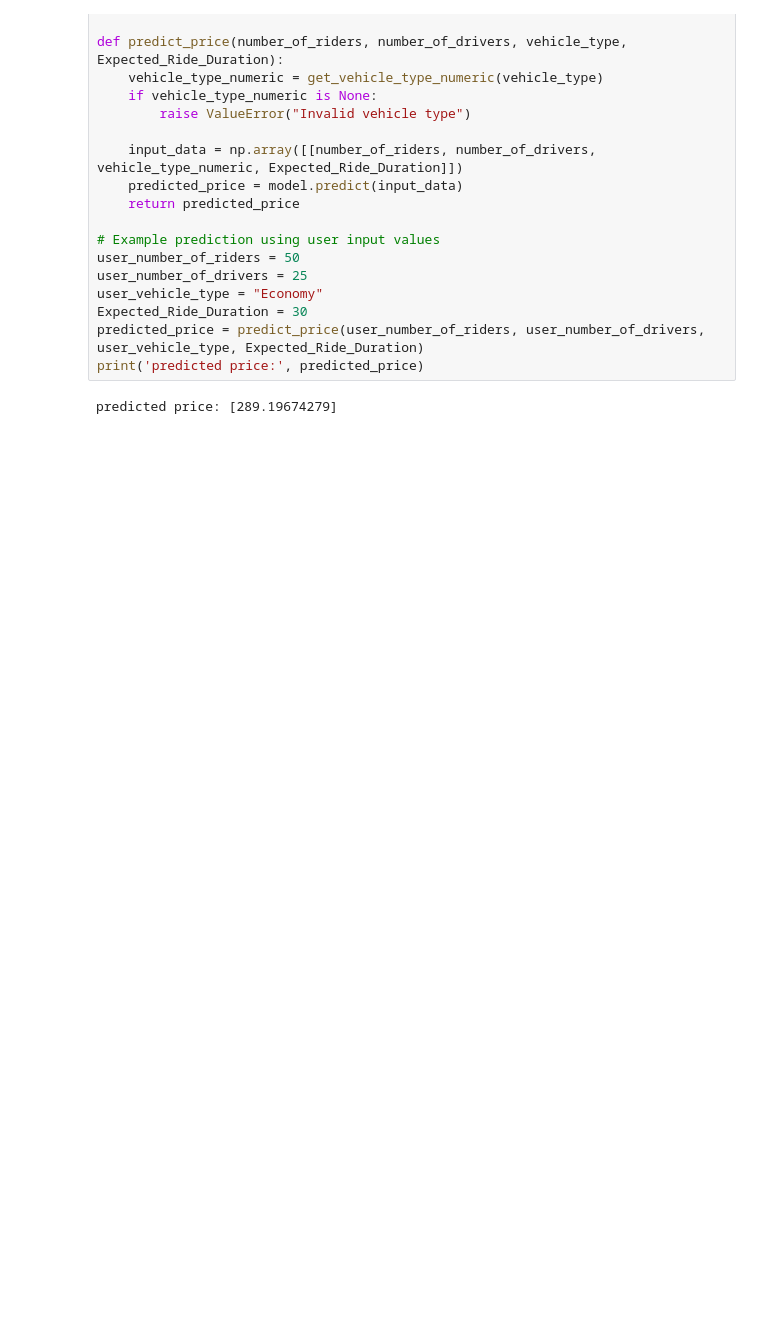
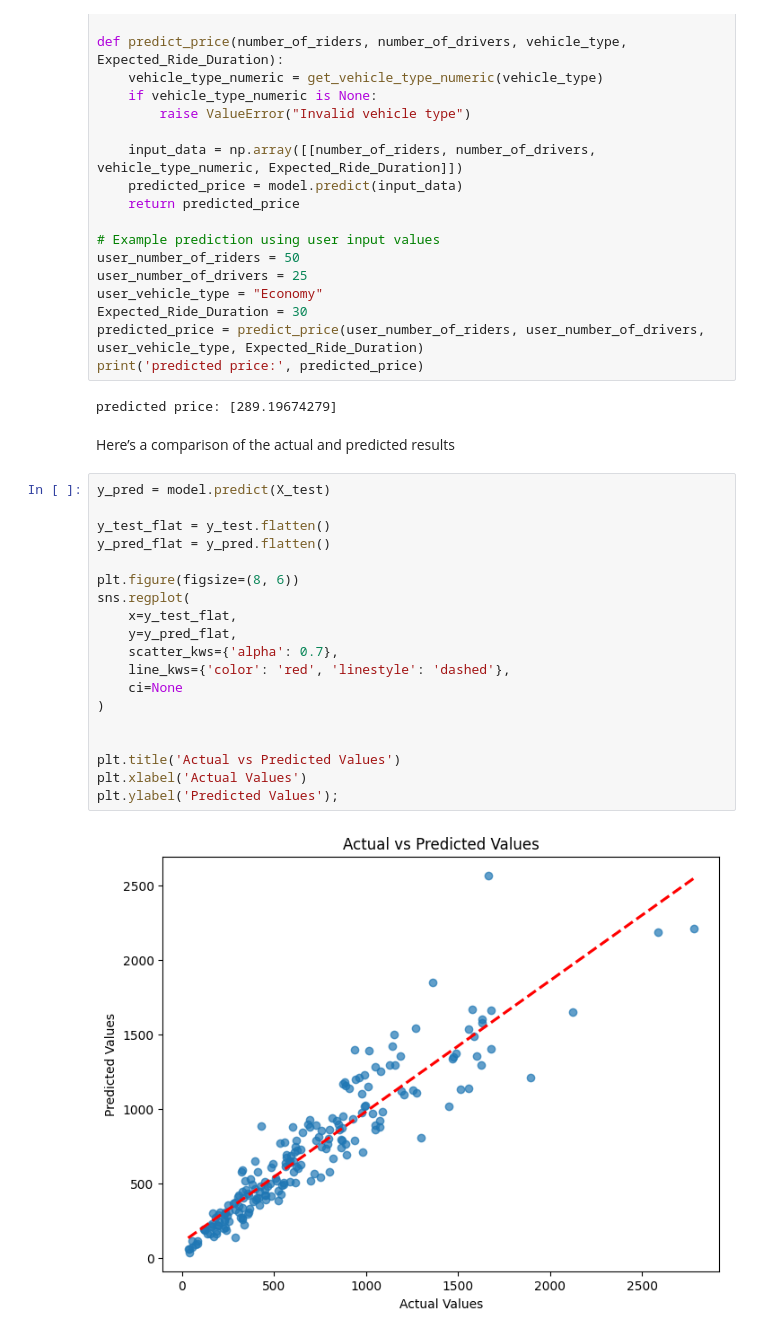
Before and after one commit to MohammadHosseinDalghi/Dynamic-Pricing-Strategy, a Jupyter notebook: Main.ipynb, the cells around one changed output. Cells and saved outputs as stored; diff of their text form; blank space fills up the shorter version.

Commit message:
Add comparison of the actual and predicted results

```diff
--- a/Main.ipynb
+++ b/Main.ipynb
@@ -259,3 +261,26 @@ predicted_price = predict_price(user_number_of_riders, user_number_of_drivers, u
 print('predicted price:', predicted_price)
 # %% [output]
 predicted price: [289.19674279]
+# %% [markdown]
+Here’s a comparison of the actual and predicted results
+# %%
+y_pred = model.predict(X_test)
+
+y_test_flat = y_test.flatten()
+y_pred_flat = y_pred.flatten()
+
+plt.figure(figsize=(8, 6))
+sns.regplot(
+    x=y_test_flat,
+    y=y_pred_flat,
+    scatter_kws={'alpha': 0.7},
+    line_kws={'color': 'red', 'linestyle': 'dashed'},
+    ci=None
+)
+
+
+plt.title('Actual vs Predicted Values')
+plt.xlabel('Actual Values')
+plt.ylabel('Predicted Values');
+# %% [output]
+[figure, added]
```
Also changed, not shown: parts of 1 cell of this notebook.
